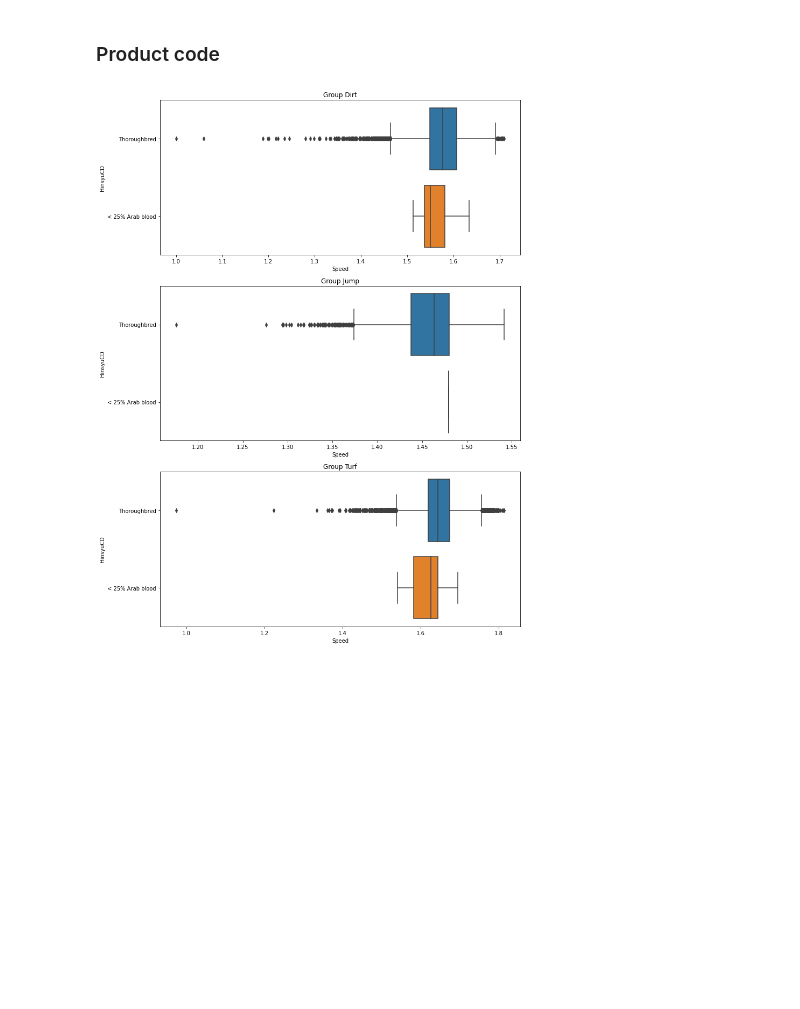
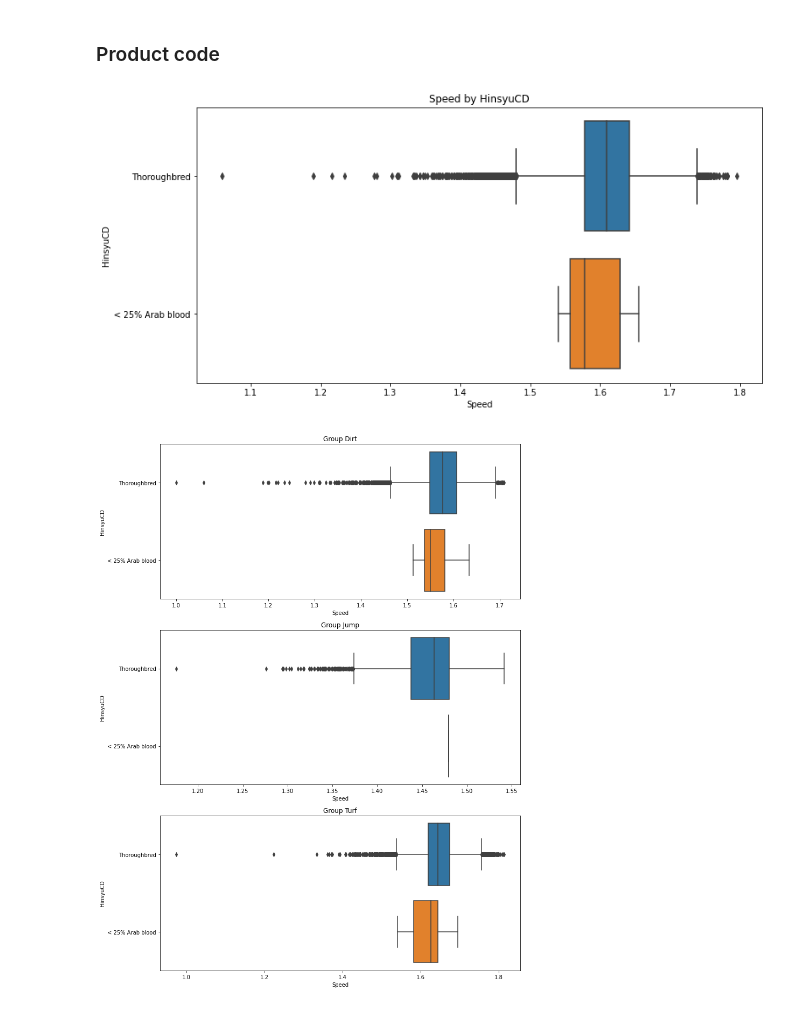
Before and after one commit to danhngan/Horse_racing_prediction, a Jupyter notebook: notebook/cleaning_EDA.ipynb, the cells around one changed output. Saved outputs shown, nothing was run; the diff lists cells and outputs as text; code cells hidden in the pictures; blank space fills up the shorter version.

```diff
--- a/notebook/cleaning_EDA.ipynb
+++ b/notebook/cleaning_EDA.ipynb
@@ -363,4 +374,11 @@ for idx, group in enumerate(groups_):
 [figure]
 # %% [markdown]
 ### Product code
+# %%
+plt.figure(figsize=(12, 6))
+ax = sns.boxplot(x='Speed', y='HinsyuCD', data=df_horse, orient='h')
+plt.title('Speed by HinsyuCD')
+ticklabels = map_axis_ticklabels(horse_map, 'HinsyuCD', ax, 'y')
+# %% [output]
+[figure, added]
 # %%
```
Also changed, not shown: parts of 14 cells of this notebook.
